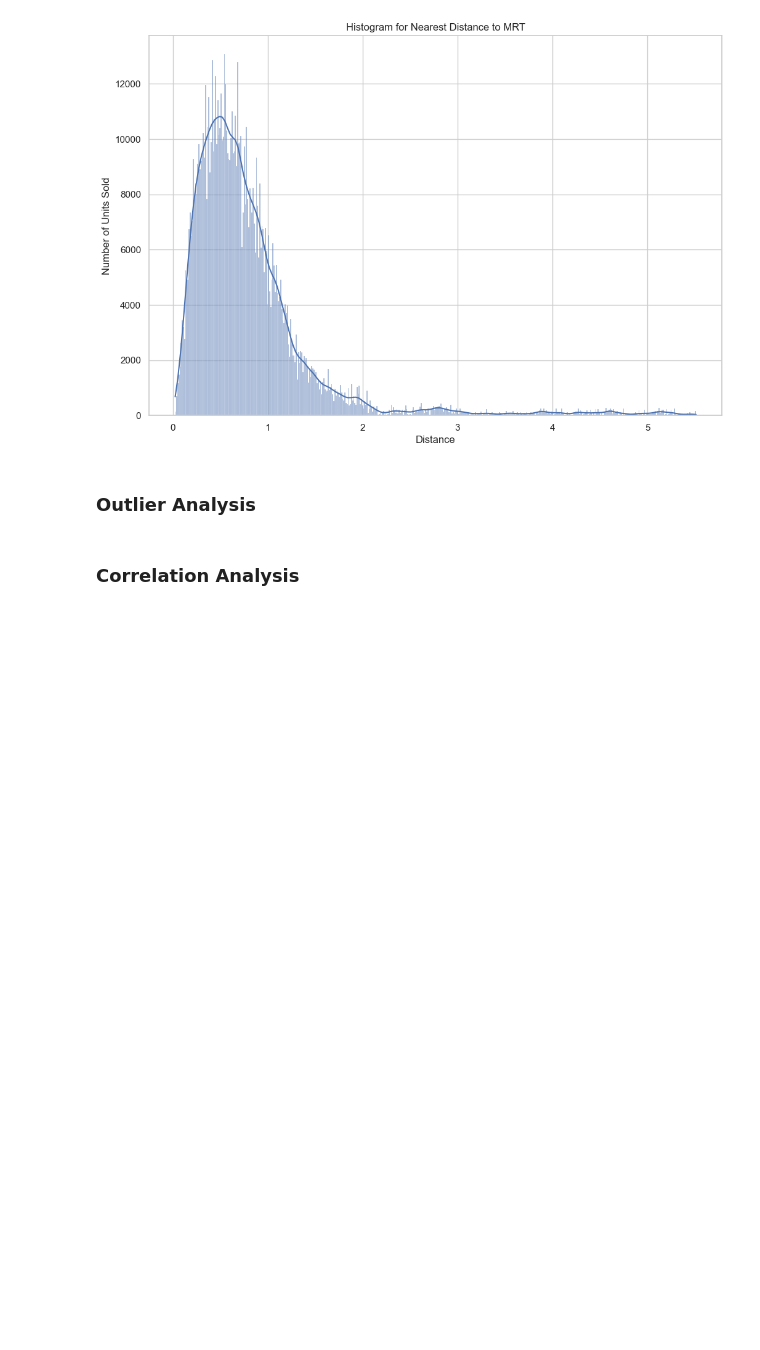
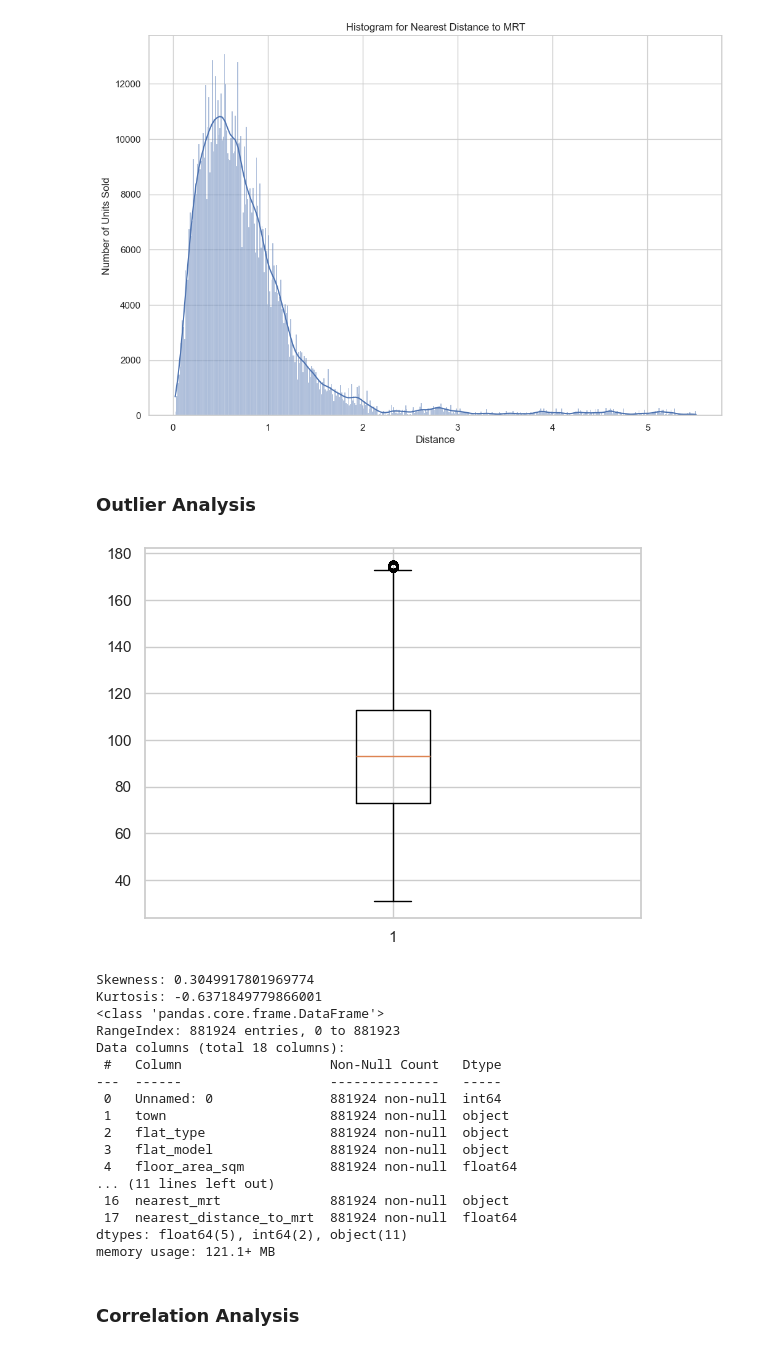
Before and after one commit to kkinmunn/is4303_hdbresale, a Jupyter notebook: eda/eda.ipynb, the cells around one changed output. Cells and saved outputs as stored; diff of their text form; code cells hidden in the pictures; blank space fills up the shorter version.

Commit message:
Outlier Analysis for floor_area_sqm

```diff
--- a/eda/eda.ipynb
+++ b/eda/eda.ipynb
@@ -263,6 +264,61 @@ plt.show()
 # %%
 # Box and Whiskers etc
 # Kurtosis / Skew?
+# %%
+# floor_area_sqm
+
+# box plot
+plt.boxplot(data_hdb_raw['floor_area_sqm'])
+plt.show()
+
+# kurtosis and skew
+skewness = skew(data_hdb_raw['floor_area_sqm'])
+kurt = kurtosis(data_hdb_raw['floor_area_sqm'])
+print(f"Skewness: {skewness}")
+print(f"Kurtosis: {kurt}")
+
+#----------------------------------------------------------
+
+# remove outlier rows
+#Q1 = data_hdb_raw['floor_area_sqm'].quantile(0.25)
+#Q3 = data_hdb_raw['floor_area_sqm'].quantile(0.75)
+#IQR = Q3 - Q1
+#data_hdb_raw = data_hdb_raw[(data_hdb_raw['floor_area_sqm']>Q1-1.5*IQR) & (data_hdb_raw['floor_area_sqm']<Q3+1.5*IQR)]
+
+# --------------------------OR-----------------------------
+
+# replace outlier values with mean
+# define threshold (1.5 times IQR) for outliers
+outlier_threshold = 1.5
+
+# replace outlier values with mean
+data_hdb_raw['floor_area_sqm'] = data_hdb_raw['floor_area_sqm'].where(
+    (data_hdb_raw['floor_area_sqm']>=Q1-outlier_threshold*IQR) &
+    (data_hdb_raw['floor_area_sqm']<=Q3+outlier_threshold*IQR),
+    data_hdb_raw['floor_area_sqm'].mean()
+)
+#-----------------------------------------------------------
+
+data_hdb_raw.info()
+# %% [output]
+[figure, added]
+Skewness: 0.3049917801969774
+Kurtosis: -0.6371849779866001
+<class 'pandas.core.frame.DataFrame'>
+RangeIndex: 881924 entries, 0 to 881923
+Data columns (total 18 columns):
+ #   Column                   Non-Null Count   Dtype
+---  ------                   --------------   -----
+ 0   Unnamed: 0               881924 non-null  int64
+ 1   town                     881924 non-null  object
+ 2   flat_type                881924 non-null  object
+ 3   flat_model               881924 non-null  object
+ 4   floor_area_sqm           881924 non-null  float64
+... (11 lines left out)
+ 16  nearest_mrt              881924 non-null  object
+ 17  nearest_distance_to_mrt  881924 non-null  float64
+dtypes: float64(5), int64(2), object(11)
+memory usage: 121.1+ MB
 # %% [markdown]
 ### Correlation Analysis
 # %%
```
Also changed, not shown: parts of 1 cell of this notebook.
